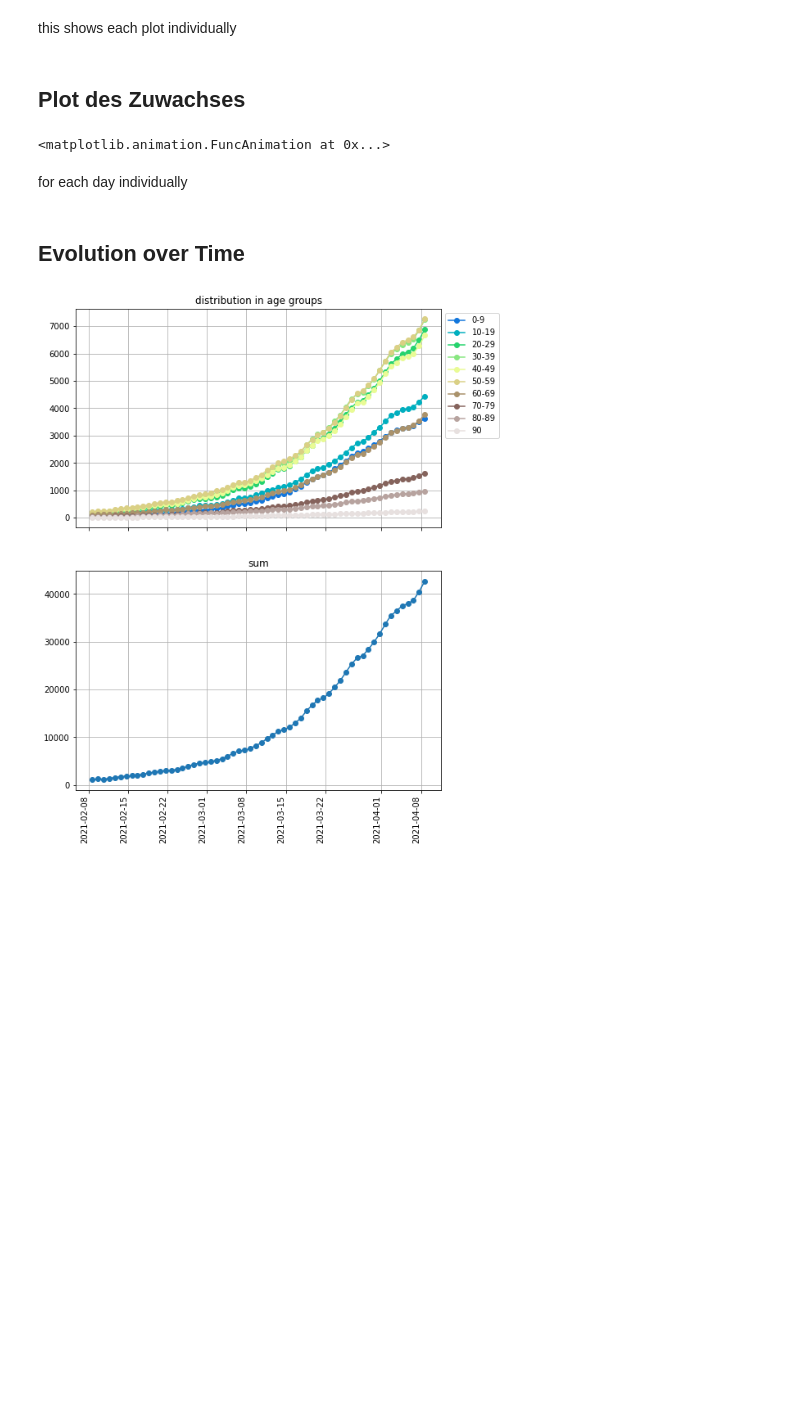
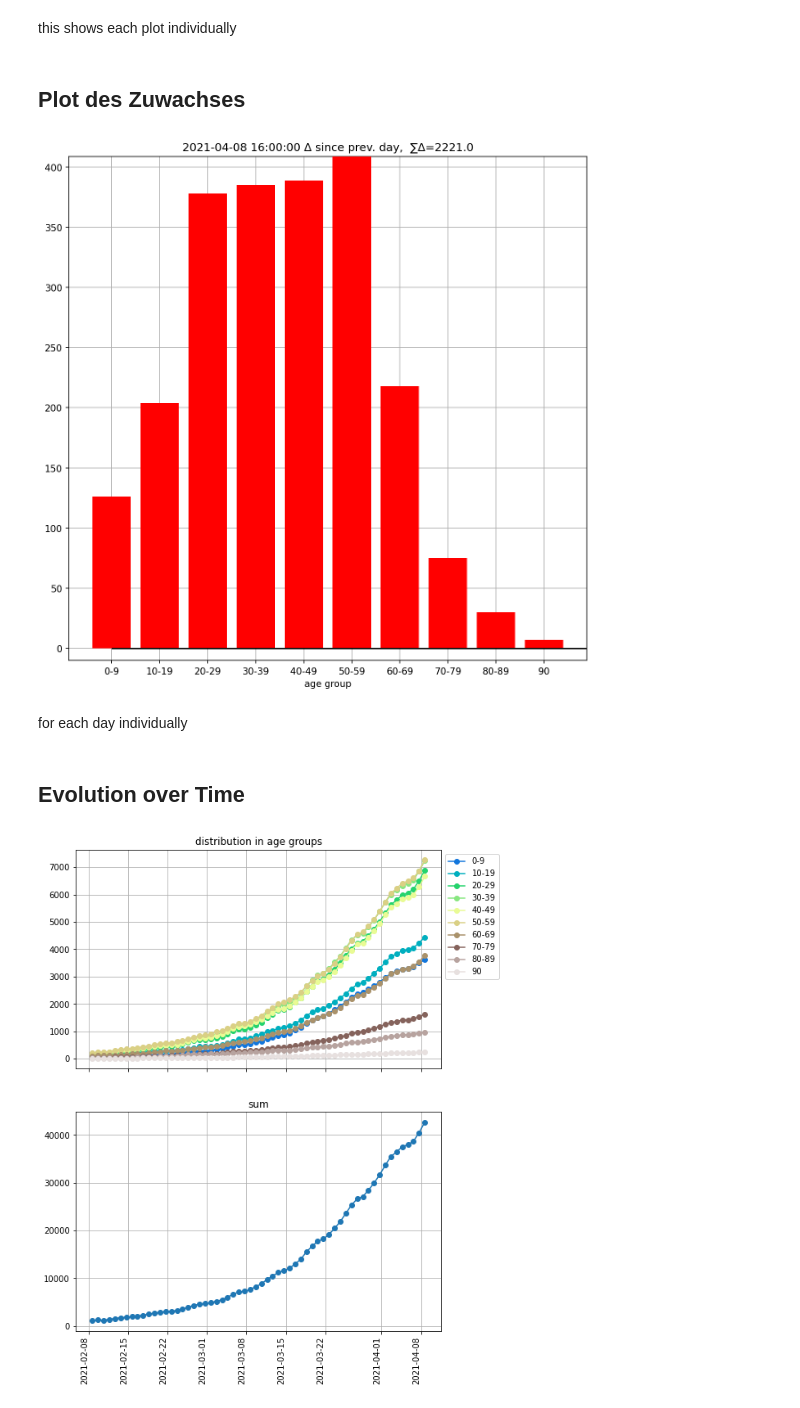
Before and after one commit to hydroclaus/corona_varianten_bw, a Jupyter notebook: new_variants_bw.ipynb, the cells around one changed output. Saved outputs shown, nothing was run; the diff lists cells and outputs as text; code cells hidden in the pictures; blank space fills up the shorter version.

```diff
--- a/new_variants_bw.ipynb
+++ b/new_variants_bw.ipynb
@@ -137,46 +141,50 @@ max_increment = data[age_groups].diff().max(axis=0).max()
 # %%
 # following this stackoverflow post for animation
 #    https://stackoverflow.com/a/42143866
+mydpi=150
 n_samples = data.shape[0]
 
-fig, ax = plt.subplots(figsize=(10,10))
+fig, ax = plt.subplots(figsize=(10,10),
+                       dpi=mydpi)
 ax.grid(True)
 ax.set_xlabel('age group')
 ax.set_ylim(-10.,max_increment)
 ax.hlines(0,0,10,  colors='k', zorder=999)
 
 
 Δ = data[age_groups].diff()
 sum_delta = Δ.sum(axis=1)
 
 cur_height = np.zeros_like(np.array(Δ.loc[0]))
 barcollection = ax.bar(age_groups,
                        height=cur_height,
                        bottom=0,
                        color='red',
                        zorder=998)
 
 
 def animate(i):
     cur_height = Δ.loc[i]
-    ax.set_title(str(data.loc[i][0]) + f" Δ since yesterday,  ∑Δ={sum_delta[i]}")
+    ax.set_title(str(data.loc[i][0]) + f" Δ since prev. day,  ∑Δ={sum_delta[i]}")
     for i, b in enumerate(barcollection):
         b.set_height(cur_height[i])
 
 
 
 
 ani = animation.FuncAnimation(fig,
                               animate,
                               frames=n_samples,
                               interval=100,
                               blit=False,
                               repeat=False)
-ani.save('daily_cases_bw_Δ.mp4')#,writer=animation.FFMpegWriter(fps=10))
-plt.close()
-ani
+ani.save('daily_cases_bw_Δ.mp4',
+         dpi=mydpi,
+         writer=animation.FFMpegWriter(fps=10, bitrate=900))
+#plt.close()
+#ani
 # %% [output]
-<matplotlib.animation.FuncAnimation at 0x...>
+[figure, added]
 # %% [markdown]
 for each day individually
 # %%
```
Also changed, not shown: parts of 2 cells of this notebook, 3 other files.
